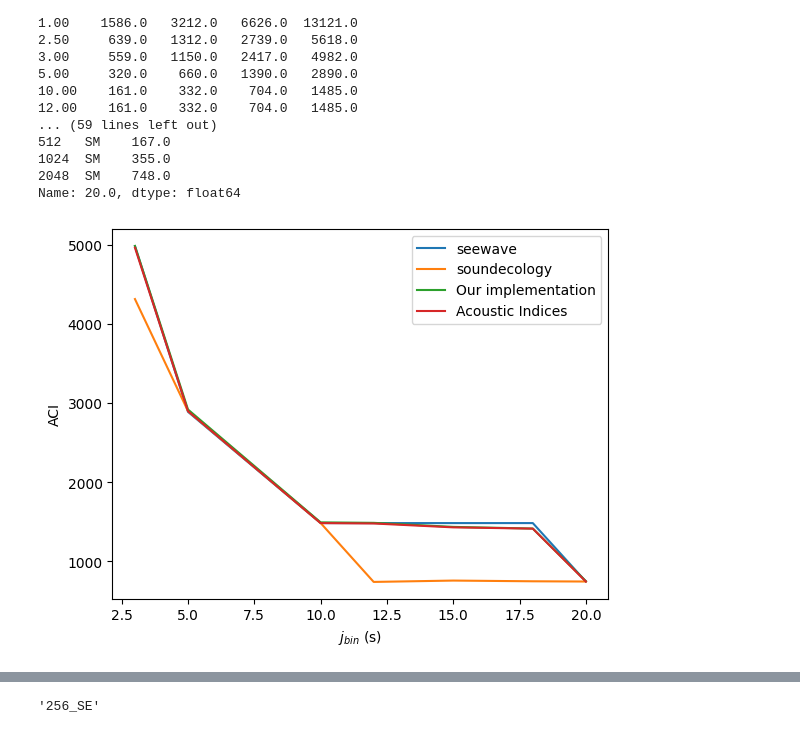
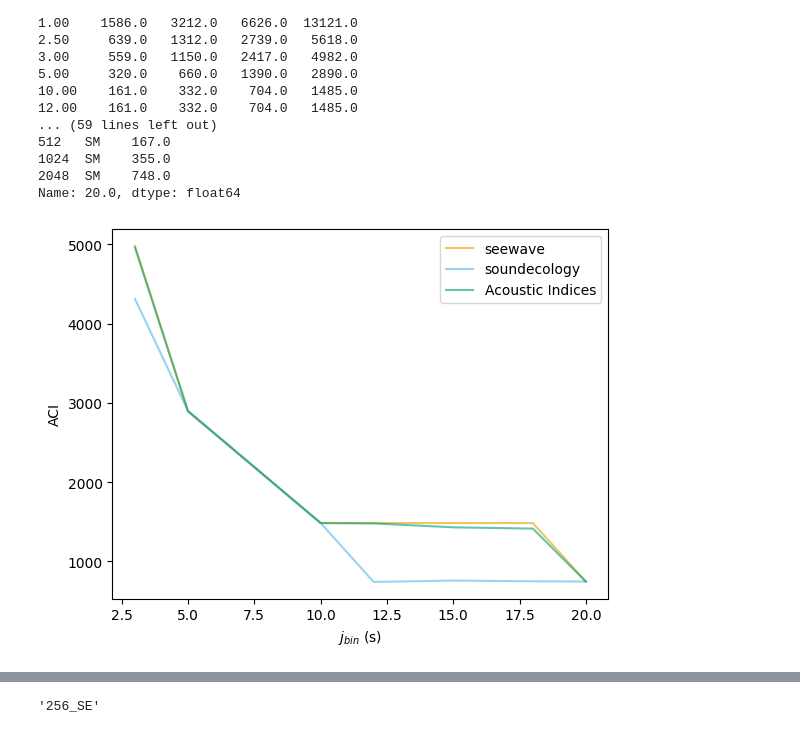
Before and after one commit to jpkemp/acoustic_index_sensitivity, a Jupyter notebook: aci.ipynb, the cells around one changed output, grey strips where cells are left out. Cells and saved outputs as stored; diff of their text form; code cells hidden in the pictures.

```diff
--- a/aci.ipynb
+++ b/aci.ipynb
@@ -119,13 +119,13 @@ new_cols = full_df.columns.reindex(fft_samples, level=0)
 full_df = full_df.reindex(columns=new_cols[0])
 # %%
 # plot j_bin changes at 2048 FFT window size
-name_map = {"SW": "seewave", "SE": "soundecology", "K": "Our implementation", "AI": "Acoustic Indices"}
-vals_2048 = full_df[[2048]].drop((2048, "SM"), axis=1)
+name_map = {"SW": "seewave", "SE": "soundecology", "AI": "Acoustic Indices"}
+vals_2048 = full_df[[2048]].drop([(2048, "SM"), (2048, "K")], axis=1)
 vals_2048.columns = [name_map[x[1]] for x in vals_2048.columns.to_flat_index()]
 vals_2048 = vals_2048.iloc[5:]
-plot_2048 = vals_2048.plot(y=vals_2048.columns, xlabel="$j_{bin}$ (s)", ylabel="ACI")
+plot_2048 = vals_2048.plot(y=vals_2048.columns, xlabel="$j_{bin}$ (s)", ylabel="ACI", alpha=0.65, color=plots.default_color_scheme)
 fig = plot_2048.get_figure()
 plots.save_plt_fig(fig, "output/ACI_2048", ext="png")
 fig
 # %% [output]
-[figure, old version]
+[figure, new version]
```
Also changed, not shown: parts of 1 cell of this notebook, 21 other files.
